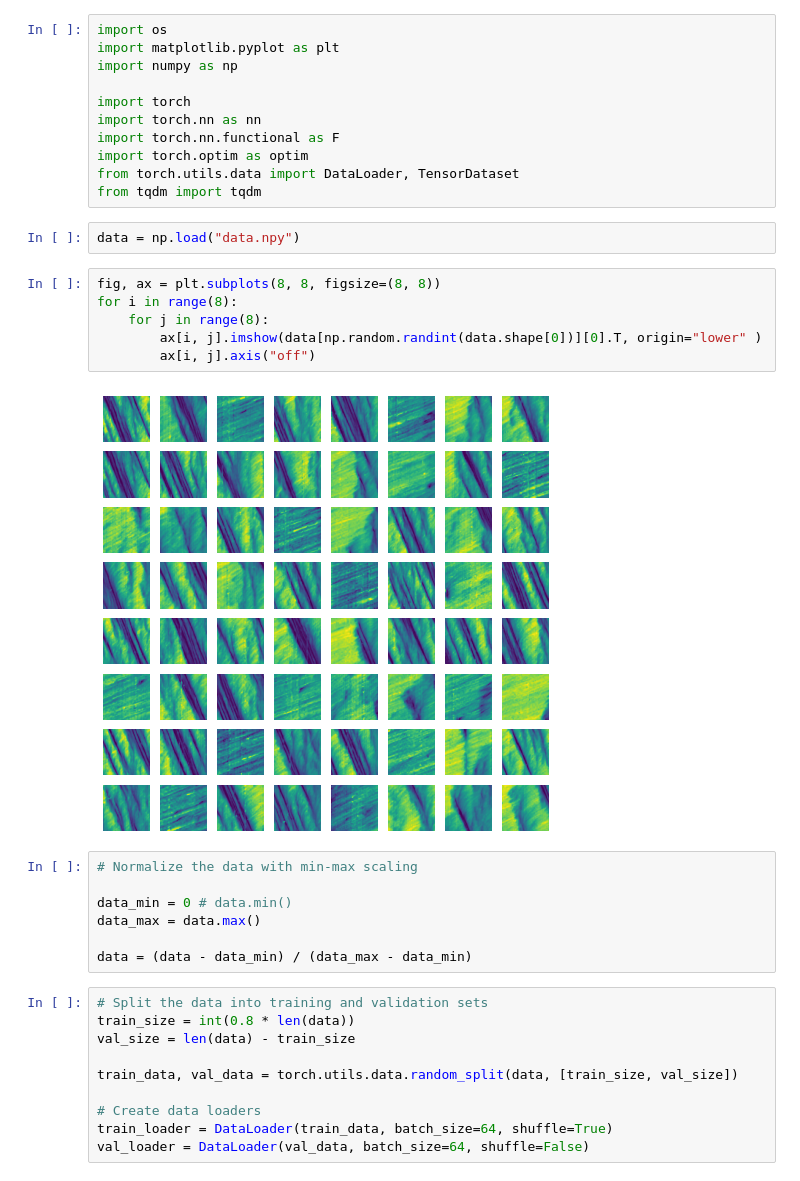
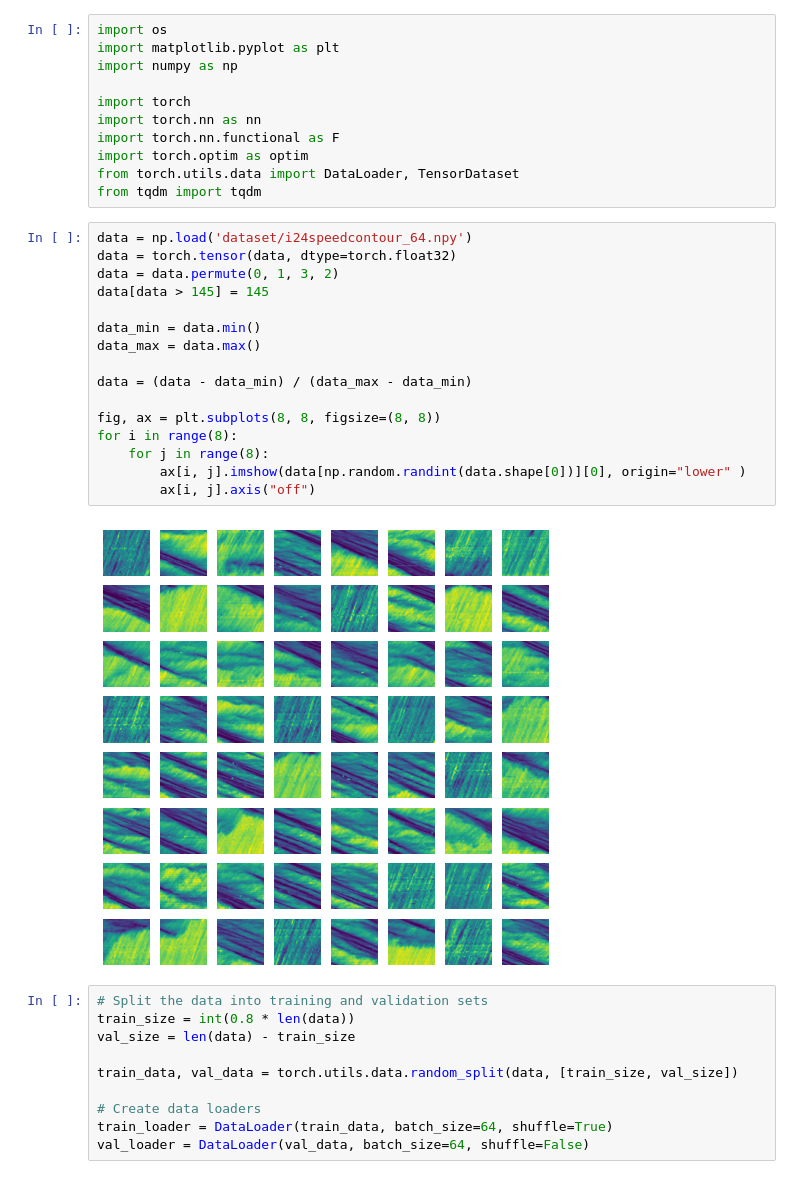
Before and after one commit to benchoi93/DGMinTransportation, a Jupyter notebook: TimeSpaceDiagram/GAN_completed.ipynb, the cells around one changed output. Saved outputs shown, nothing was run; the diff lists cells and outputs as text.

```diff
--- a/TimeSpaceDiagram/GAN_completed.ipynb
+++ b/TimeSpaceDiagram/GAN_completed.ipynb
@@ -10,22 +12,23 @@ import torch.optim as optim
 from torch.utils.data import DataLoader, TensorDataset
 from tqdm import tqdm
 # %%
-data = np.load("data.npy")
+data = np.load('dataset/i24speedcontour_64.npy')
+data = torch.tensor(data, dtype=torch.float32)
+data = data.permute(0, 1, 3, 2)
+data[data > 145] = 145
+
+data_min = data.min()
+data_max = data.max()
+
+data = (data - data_min) / (data_max - data_min)
+
+fig, ax = plt.subplots(8, 8, figsize=(8, 8))
+for i in range(8):
+    for j in range(8):
+        ax[i, j].imshow(data[np.random.randint(data.shape[0])][0], origin="lower" )
+        ax[i, j].axis("off")
+# %% [output]
+[figure, added]
-# %%
-fig, ax = plt.subplots(8, 8, figsize=(8, 8))
-for i in range(8):
-    for j in range(8):
-        ax[i, j].imshow(data[np.random.randint(data.shape[0])][0].T, origin="lower" )
-        ax[i, j].axis("off")
-# %% [output]
-[figure, removed]
-# %%
-# Normalize the data with min-max scaling
-
-data_min = 0 # data.min()
-data_max = data.max()
-
-data = (data - data_min) / (data_max - data_min)
 # %%
 # Split the data into training and validation sets
 train_size = int(0.8 * len(data))
```
Also changed, not shown: parts of 5 cells of this notebook, 2 other files.
